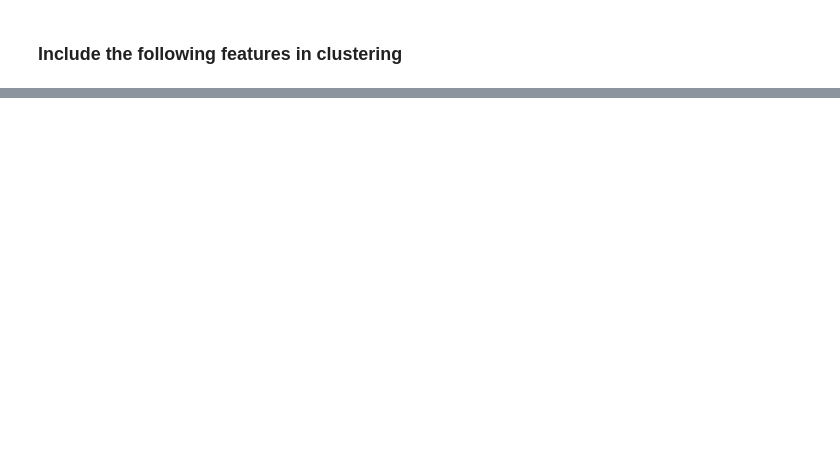
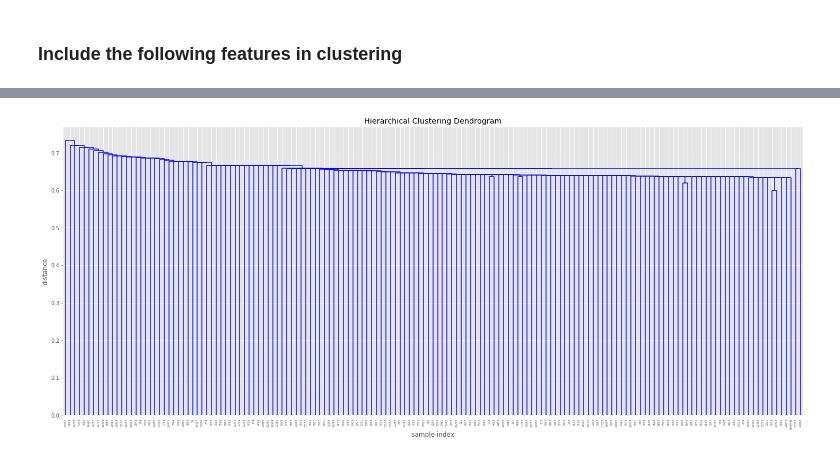
Before and after one commit to tomhostyn/VlMe2017, a Jupyter notebook: Initial exploration.ipynb, the cells around one changed output, grey strips where cells are left out. Saved outputs shown, nothing was run; the diff lists cells and outputs as text; code cells hidden in the pictures; blank space fills up the shorter version.

```diff
--- a/Initial exploration.ipynb
+++ b/Initial exploration.ipynb
@@ -870,0 +882,4 @@ reshapeAndPad(cdf, 5)
+# %%
+# issue - categorical variables need to be converted to continuous variables.  either int for ordered categories, one-hot encoding
+# http://scikit-learn.org/stable/modules/preprocessing.html
+Z = linkage (cdf, method='single', metric='jaccard')
@@ -870,0 +906,10 @@ reshapeAndPad(cdf, 5)
+# %%
+# calculate full dendrogram
+plt.figure(figsize=(25, 10))
+plt.title('Hierarchical Clustering Dendrogram')
+plt.xlabel('sample index')
+plt.ylabel('distance')
+dendrogram(Z, truncate_mode = 'level', p=150)
+plt.show()
+# %% [output]
+[figure, added]
```
Also changed, not shown: parts of 6 cells of this notebook, 1 other file.
